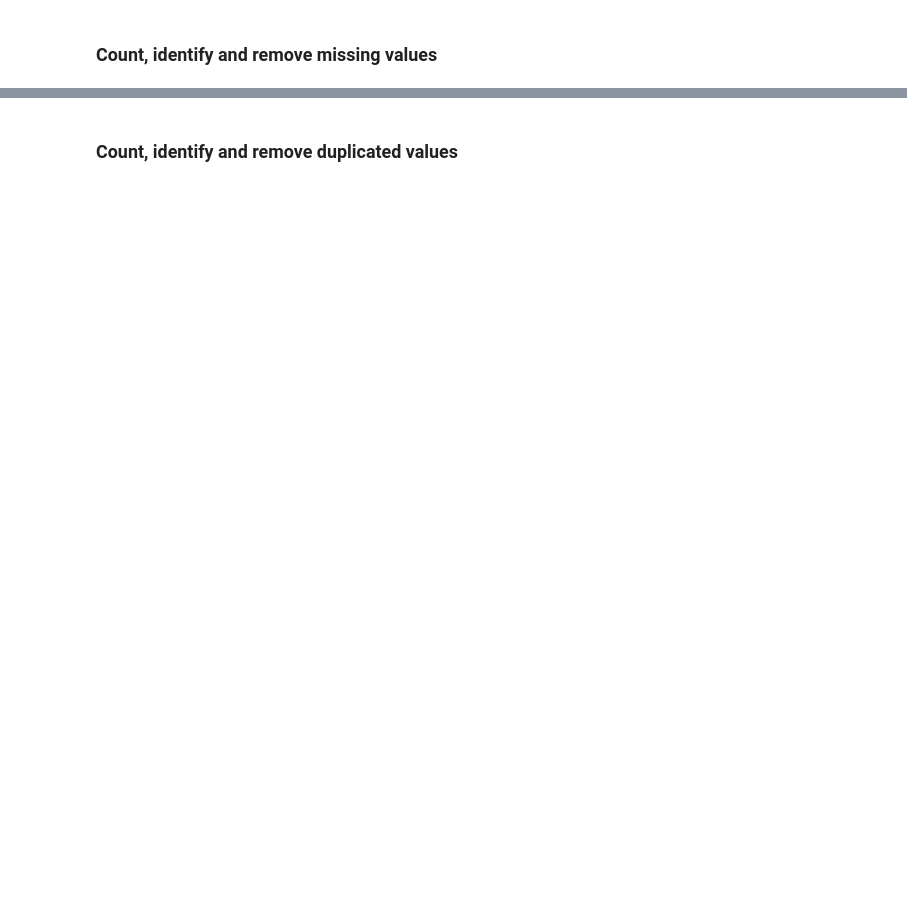
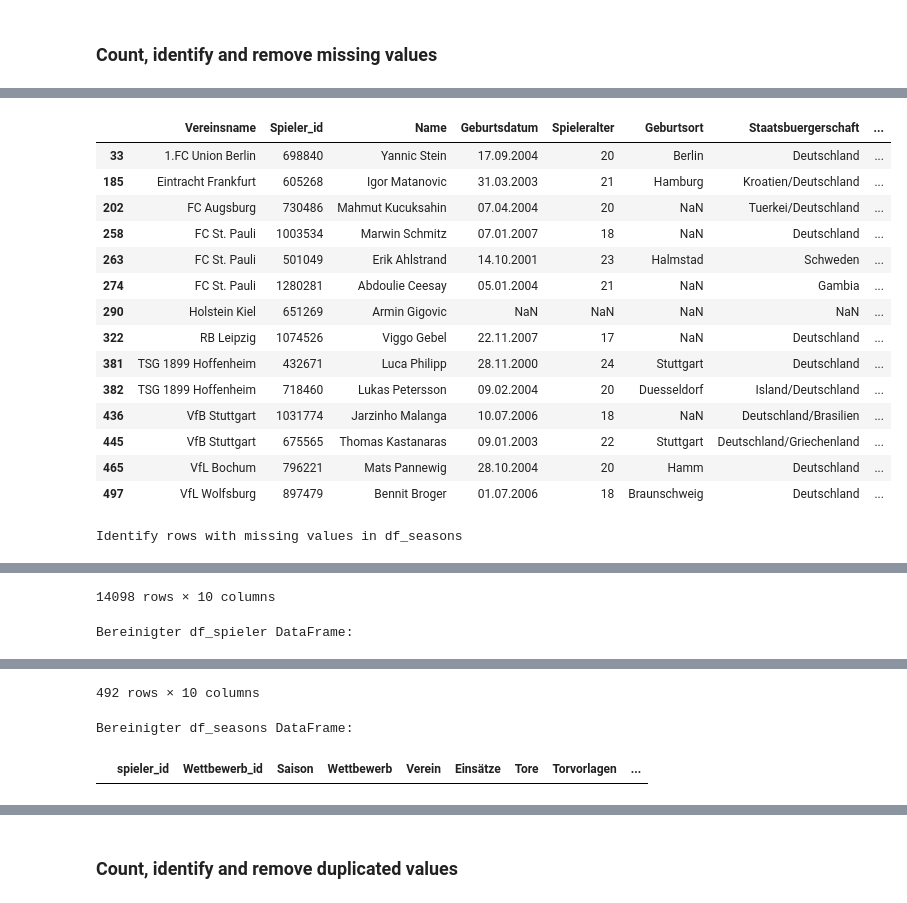
Before and after one commit to loretyan/ProjectDataAnalytics, a Jupyter notebook: Bundesliga.ipynb, the cells around one changed output, grey strips where cells are left out. Cells and saved outputs as stored; diff of their text form; code cells hidden in the pictures; blank space fills up the shorter version.

```diff
--- a/Bundesliga.ipynb
+++ b/Bundesliga.ipynb
@@ -33,2 +32,5 @@ ModuleNotFoundError: No module named 'folium'
 # %% [markdown]
 # Create Dataframes
+# %%
+df_spieler = pd.read_csv('spieler_profil.csv', sep=';')
+df_spieler.head()
@@ -34,0 +44,3 @@ ModuleNotFoundError: No module named 'folium'
+# %%
+df_seasons = pd.read_csv('combined_seasons.csv', sep=';')
+df_seasons.head()
@@ -37,2 +77,55 @@ ModuleNotFoundError: No module named 'folium'
 # %% [markdown]
 ### Count, identify and remove missing values
+# %%
+from IPython.display import display
+# -------------------------
+# Fehlende Werte zählen
+# -------------------------
+
+print('Count missing values per variable in df_spieler')
+print(df_spieler.isna().sum(), '\n')
+
+print('Count missing values per variable in df_seasons')
+print(df_seasons.isna().sum(), '\n')
+
+# -------------------------
+# Zeilen mit fehlenden Werten identifizieren
+# -------------------------
+
+print('Identify rows with missing values in df_spieler')
+display(df_spieler[df_spieler.isna().any(axis=1)])
+
+print('Identify rows with missing values in df_seasons')
+display(df_seasons[df_seasons.isna().any(axis=1)])
+
+# -------------------------
+# Zeilen mit fehlenden Werten entfernen
+# -------------------------
+
+df_spieler_cleaned = df_spieler.dropna()
+df_seasons_cleaned = df_seasons.dropna()
+
+# -------------------------
+# Anzeigeoptionen anpassen (für große DataFrames)
+# -------------------------
+
+pd.set_option('display.max_columns', None)  # Alle Spalten anzeigen
+pd.set_option('display.max_rows', 20)       # Bis zu 20 Zeilen anzeigen
+
+# -------------------------
+# Bereinigte DataFrames anzeigen
+# -------------------------
+
+print("Bereinigter df_spieler DataFrame:")
+display(df_spieler_cleaned)
+
+print("Bereinigter df_seasons DataFrame:")
+display(df_seasons_cleaned)
+
+# -------------------------
+# Optional: Überprüfen, ob DataFrames leer sind
+# -------------------------
+
+print("Form von df_spieler_cleaned:", df_spieler_cleaned.shape)
+print("Form von df_seasons_cleaned:", df_seasons_cleaned.shape)
+# %% [output]
@@ -38,0 +149,16 @@ ModuleNotFoundError: No module named 'folium'
+|  | Vereinsname | Spieler_id | Name | Geburtsdatum | Spieleralter | Geburtsort | Staatsbuergerschaft | ... |
+| 33 | 1.FC Union Berlin | 698840 | Yannic Stein | 17.09.2004 | 20 | Berlin | Deutschland | ... |
+| 185 | Eintracht Frankfurt | 605268 | Igor Matanovic | 31.03.2003 | 21 | Hamburg | Kroatien/Deutschland | ... |
+| 202 | FC Augsburg | 730486 | Mahmut Kucuksahin | 07.04.2004 | 20 | NaN | Tuerkei/Deutschland | ... |
+| 258 | FC St. Pauli | 1003534 | Marwin Schmitz | 07.01.2007 | 18 | NaN | Deutschland | ... |
+| 263 | FC St. Pauli | 501049 | Erik Ahlstrand | 14.10.2001 | 23 | Halmstad | Schweden | ... |
+| 274 | FC St. Pauli | 1280281 | Abdoulie Ceesay | 05.01.2004 | 21 | NaN | Gambia | ... |
+| 290 | Holstein Kiel | 651269 | Armin Gigovic | NaN | NaN | NaN | NaN | ... |
+| 322 | RB Leipzig | 1074526 | Viggo Gebel | 22.11.2007 | 17 | NaN | Deutschland | ... |
+| 381 | TSG 1899 Hoffenheim | 432671 | Luca Philipp | 28.11.2000 | 24 | Stuttgart | Deutschland | ... |
+| 382 | TSG 1899 Hoffenheim | 718460 | Lukas Petersson | 09.02.2004 | 20 | Duesseldorf | Island/Deutschland | ... |
+| 436 | VfB Stuttgart | 1031774 | Jarzinho Malanga | 10.07.2006 | 18 | NaN | Deutschland/Brasilien | ... |
+| 445 | VfB Stuttgart | 675565 | Thomas Kastanaras | 09.01.2003 | 22 | Stuttgart | Deutschland/Griechenland | ... |
+| 465 | VfL Bochum | 796221 | Mats Pannewig | 28.10.2004 | 20 | Hamm | Deutschland | ... |
+| 497 | VfL Wolfsburg | 897479 | Bennit Broger | 01.07.2006 | 18 | Braunschweig | Deutschland | ... |
+Identify rows with missing values in df_seasons
@@ -38,0 +177,2 @@ ModuleNotFoundError: No module named 'folium'
+14098 rows × 10 columns
+Bereinigter df_spieler DataFrame:
@@ -38,0 +191,3 @@ ModuleNotFoundError: No module named 'folium'
+492 rows × 10 columns
+Bereinigter df_seasons DataFrame:
+|  | spieler_id | Wettbewerb_id | Saison | Wettbewerb | Verein | Einsätze | Tore | Torvorlagen | ... |
```
Also changed, not shown: parts of 8 cells of this notebook, 1 other file.
